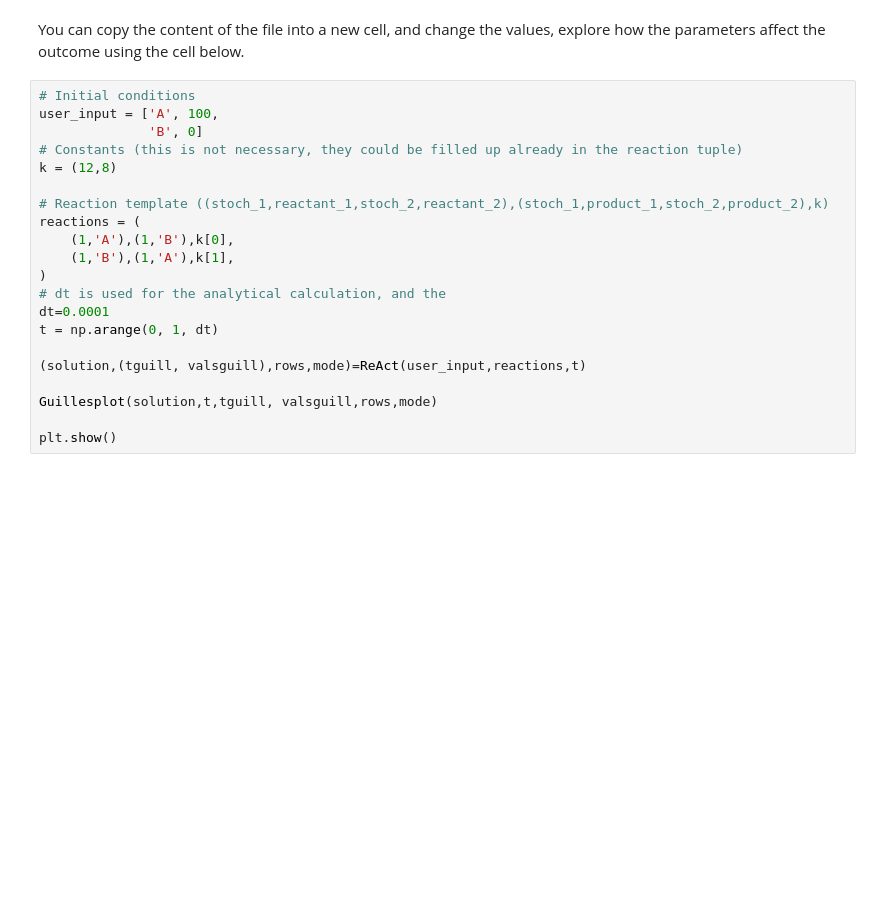
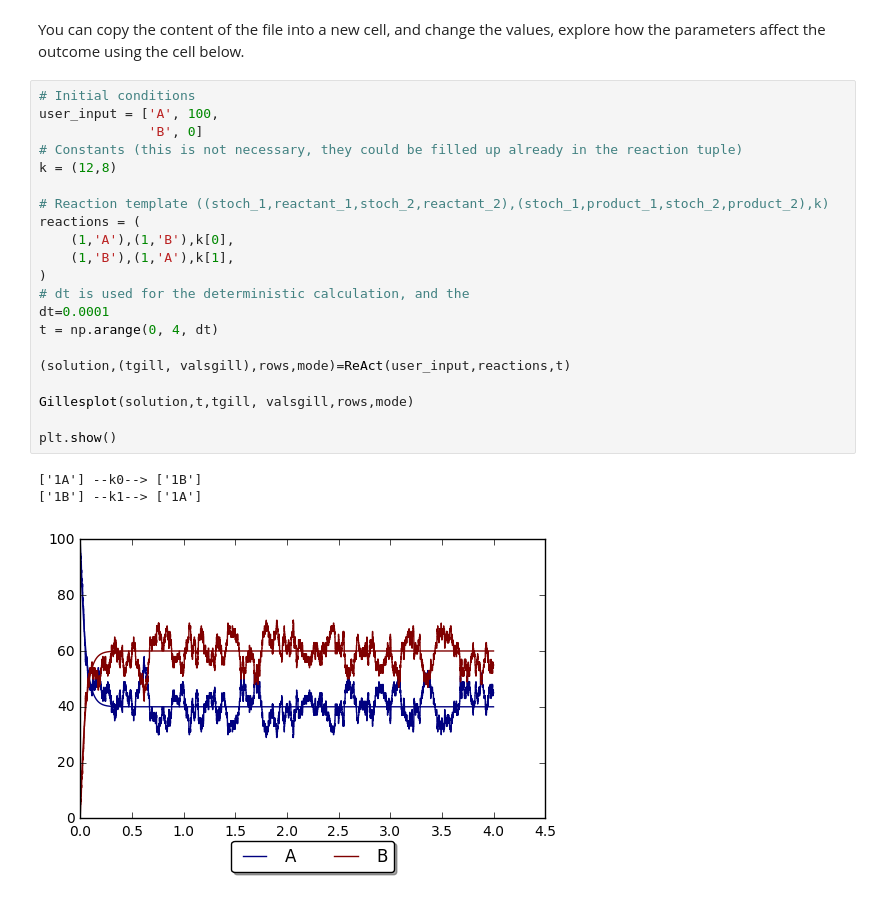
Before and after one commit to manulera/ModellingCourse, a Jupyter notebook: ReAct/ReAct_Notebook.ipynb, the cells around one changed output. Drawn from its saved outputs; the diff is of its cells as text; blank space fills up the shorter version.

Commit message:
Done!
Comments more or less finished,
Guillespie into Gillespie
I was calling analytical to the deterministic, I understood the difference, and changed it.

```diff
--- a/ReAct/ReAct_Notebook.ipynb
+++ b/ReAct/ReAct_Notebook.ipynb
@@ -91,24 +93,28 @@ You can copy the content of the file into a new cell, and change the values, exp
 # %%
 # Initial conditions
 user_input = ['A', 100,
               'B', 0]
 # Constants (this is not necessary, they could be filled up already in the reaction tuple)
 k = (12,8)
 
 # Reaction template ((stoch_1,reactant_1,stoch_2,reactant_2),(stoch_1,product_1,stoch_2,product_2),k)
 reactions = (
     (1,'A'),(1,'B'),k[0],
     (1,'B'),(1,'A'),k[1],
 )
-# dt is used for the analytical calculation, and the
+# dt is used for the deterministic calculation, and the
 dt=0.0001
-t = np.arange(0, 1, dt)
+t = np.arange(0, 4, dt)
 
-(solution,(tguill, valsguill),rows,mode)=ReAct(user_input,reactions,t)
+(solution,(tgill, valsgill),rows,mode)=ReAct(user_input,reactions,t)
 
-Guillesplot(solution,t,tguill, valsguill,rows,mode)
+Gillesplot(solution,t,tgill, valsgill,rows,mode)
 
 plt.show()
+# %% [output]
+['1A'] --k0--> ['1B']
+['1B'] --k1--> ['1A']
+[figure, added]
 # %% [markdown]
 Now, let's look at a maybe more relevant situation for biologists, the already mentioned MAP kinase cascade.
 <img src="miniMAP.png" style="width: 200px;"/>
```
Also changed, not shown: parts of 11 cells of this notebook, 4 other files.
